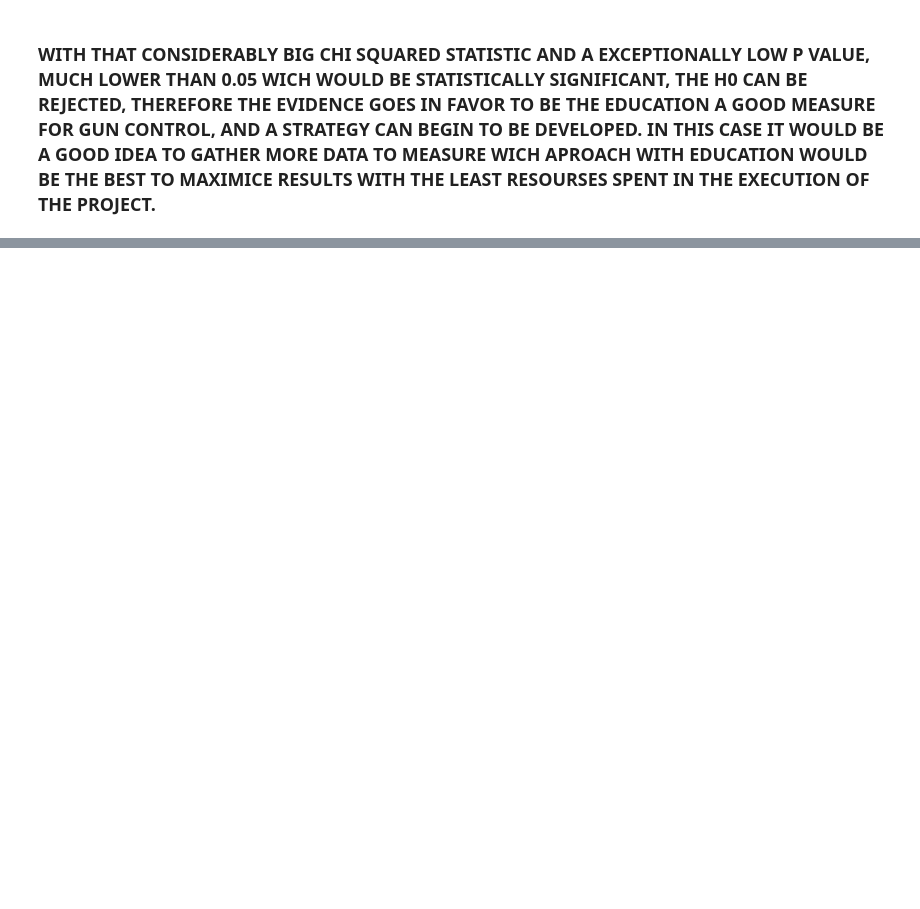
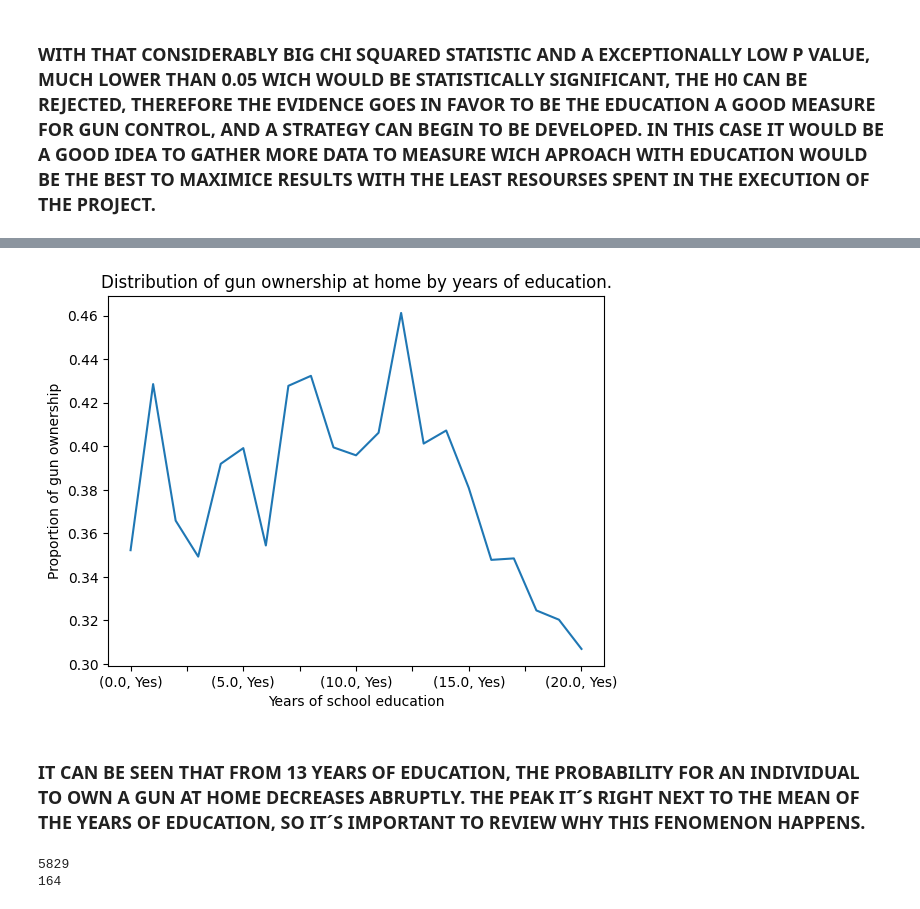
Before and after one commit to jmijares4/DS-portfolio, a Jupyter notebook: DATA_EXPLORATION_AND_HYPOTESIS_PORTFOLIO.ipynb, the cells around one changed output, grey strips where cells are left out. Saved outputs shown, nothing was run; the diff lists cells and outputs as text; code cells hidden in the pictures; blank space fills up the shorter version.

```diff
--- a/DATA_EXPLORATION_AND_HYPOTESIS_PORTFOLIO.ipynb
+++ b/DATA_EXPLORATION_AND_HYPOTESIS_PORTFOLIO.ipynb
@@ -4,5 +9,5 @@ import csv
 # %%
-data = pd.read_csv('gss.csv')
+data = pd.read_csv('gss.csv', low_memory=False)
 # %% [markdown]
 ## FRIST IS NEEDED TO EXAMINE DE DATA TO KNOW THE NAME OF THE COLUMNS, AS IS STATED ABOVE THAT THERE ARE SEVERAL COLUMNS WITH DIFFERENT DATA TYPES.
 # %% [markdown]
@@ -109,2 +116,8 @@ p-value: 4.307418318315088e-48
 # %% [markdown]
 ### WITH THAT CONSIDERABLY BIG CHI SQUARED STATISTIC AND A EXCEPTIONALLY LOW P VALUE, MUCH LOWER THAN 0.05 WICH WOULD BE STATISTICALLY SIGNIFICANT, THE H0 CAN BE REJECTED, THEREFORE THE EVIDENCE GOES IN FAVOR TO BE THE EDUCATION A GOOD MEASURE FOR GUN CONTROL, AND A STRATEGY CAN BEGIN TO BE DEVELOPED. IN  THIS CASE IT WOULD BE A GOOD IDEA TO GATHER MORE DATA TO MEASURE WICH APROACH WITH EDUCATION WOULD BE THE BEST TO MAXIMICE RESULTS WITH THE LEAST RESOURSES SPENT IN THE EXECUTION OF THE PROJECT.
+# %%
+grouped_data = data.groupby('educ')['owngun'].value_counts(normalize=True)
+# %%
+ownership_proportions = grouped_data[grouped_data.index.get_level_values(1) == 'Yes']
+ownership_proportions_str = (ownership_proportions * 100).apply(lambda x: f"{x:.1f}%")
+print(ownership_proportions_str)
@@ -110,0 +142,16 @@ p-value: 4.307418318315088e-48
+# %%
+ownership_proportions.plot(kind='line')
+plt.xlabel('Years of school education')
+plt.ylabel('Proportion of gun ownership')
+plt.title('Distribution of gun ownership at home by years of education.')
+plt.show()
+# %% [output]
+[figure, added]
+# %% [markdown]
+### IT CAN BE SEEN THAT FROM 13 YEARS OF EDUCATION, THE PROBABILITY FOR AN INDIVIDUAL TO OWN A GUN AT HOME DECREASES ABRUPTLY. THE PEAK IT´S RIGHT NEXT TO THE MEAN OF THE YEARS OF EDUCATION, SO IT´S IMPORTANT TO REVIEW WHY THIS FENOMENON HAPPENS.
+# %%
+print(data['coninc'].isnull().sum())
+print(data['educ'].isnull().sum())
+# %% [output]
+5829
+164
```
Also changed, not shown: parts of 13 cells of this notebook.
